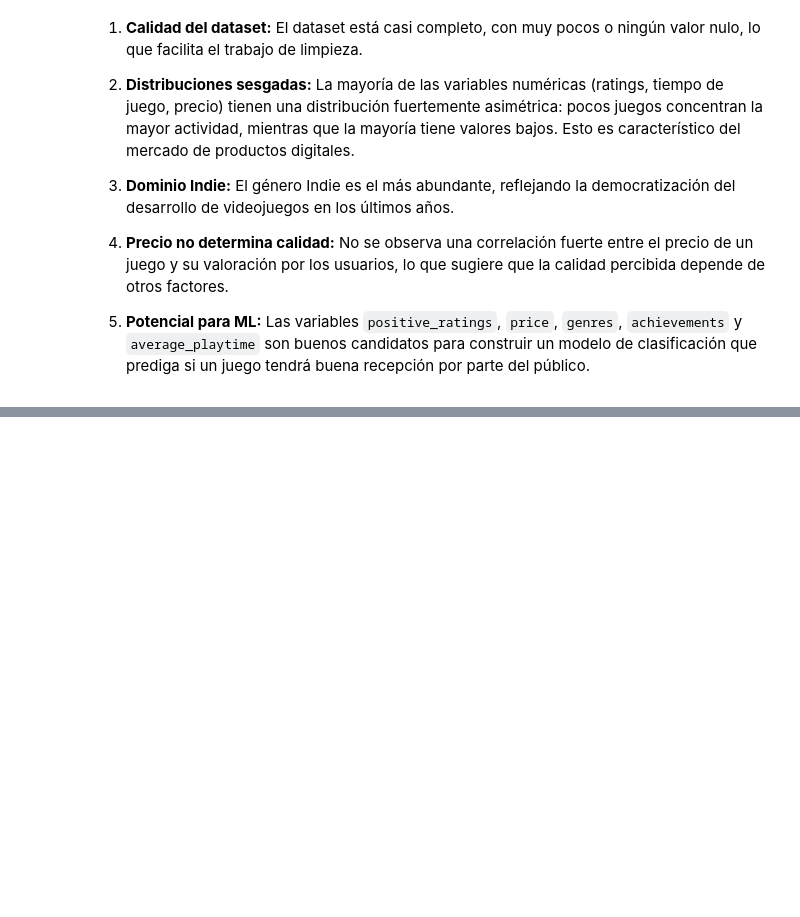
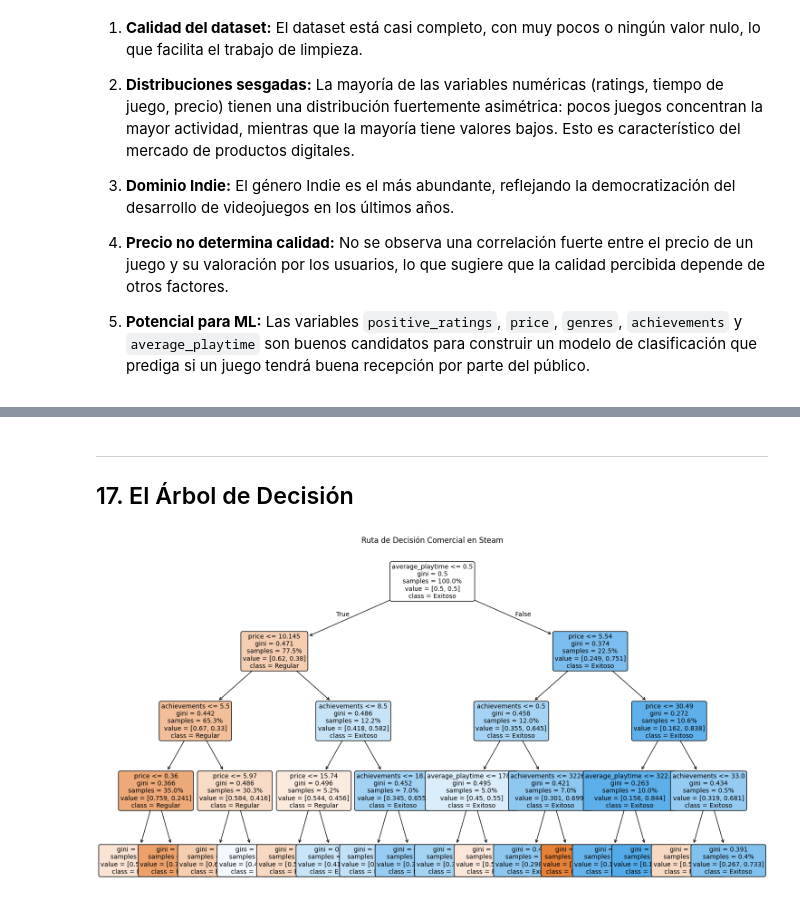
Before and after one commit to josvalverde/MineriaDatos-Proyecto, a Jupyter notebook: MineriaSteam.ipynb, the cells around one changed output, grey strips where cells are left out. Drawn from its saved outputs; the diff is of its cells as text; code cells hidden in the pictures; blank space fills up the shorter version.

```diff
--- a/MineriaSteam.ipynb
+++ b/MineriaSteam.ipynb
@@ -444,0 +650,19 @@ Del análisis exploratorio del dataset de Steam Games se pueden extraer las sigu
+# %% [markdown]
+---
+## 17. El Árbol de Decisión
+# %%
+from sklearn.tree import plot_tree
+
+plt.figure(figsize=(18, 10))
+# Dibujamos el árbol de forma gráfica
+plot_tree(arbol_balanceado,
+          feature_names=features,
+          class_names=['Regular', 'Exitoso'],
+          filled=True,
+          rounded=True,
+          fontsize=10,
+          proportion=True) # Muestra el porcentaje de datos que cae en cada nodo
+plt.title("Ruta de Decisión Comercial en Steam")
+plt.show()
+# %% [output]
+[figure, added]
```
Also changed, not shown: parts of 23 cells of this notebook.
